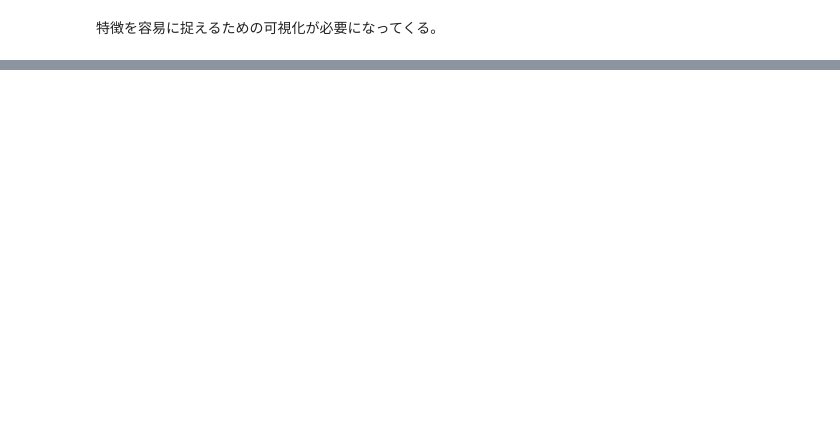
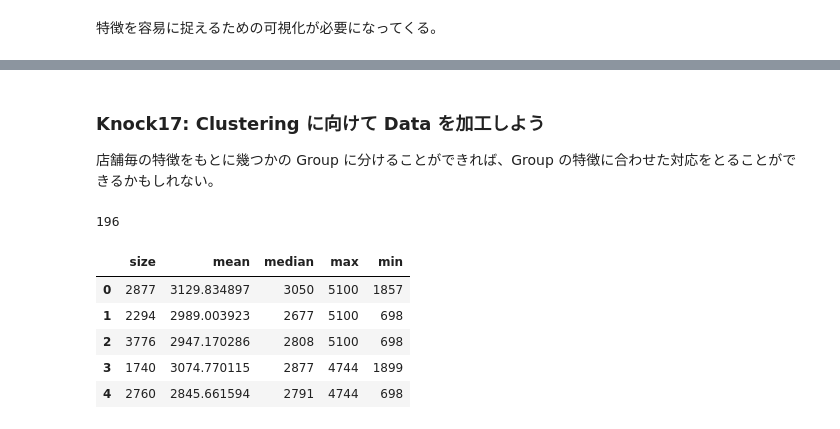
Before and after one commit to 1024xx4/machine_learning_system_100_knocks, a Jupyter notebook: section2/section2.ipynb, the cells around one changed output, grey strips where cells are left out. Saved outputs shown, nothing was run; the diff lists cells and outputs as text; code cells hidden in the pictures; blank space fills up the shorter version.

Commit message:
Feat: Clustering に向けて Data を加工する#3

```diff
--- a/section2/section2.ipynb
+++ b/section2/section2.ipynb
@@ -294,0 +295,17 @@ plt.legend()
+# %% [markdown]
+### Knock17: Clustering に向けて Data を加工しよう
+店舗毎の特徴をもとに幾つかの Group に分けることができれば、Group の特徴に合わせた対応をとることができるかもしれない。
+# %%
+# 注文 Data を店舗毎に集計し、Clustering に使用できる状態に
+store_clustering = analyze_data.groupby('store_id').agg(['size', 'mean', 'median', 'max', 'min'])['total_amount']
+store_clustering.reset_index(inplace=True, drop=True)
+print(store_clustering.shape[0])
+store_clustering.head()
+# %% [output]
+196
+|  | size | mean | median | max | min |
+| 0 | 2877 | 3129.834897 | 3050 | 5100 | 1857 |
+| 1 | 2294 | 2989.003923 | 2677 | 5100 | 698 |
+| 2 | 3776 | 2947.170286 | 2808 | 5100 | 698 |
+| 3 | 1740 | 3074.770115 | 2877 | 4744 | 1899 |
+| 4 | 2760 | 2845.661594 | 2791 | 4744 | 698 |
```
Also changed, not shown: parts of 7 cells of this notebook.
